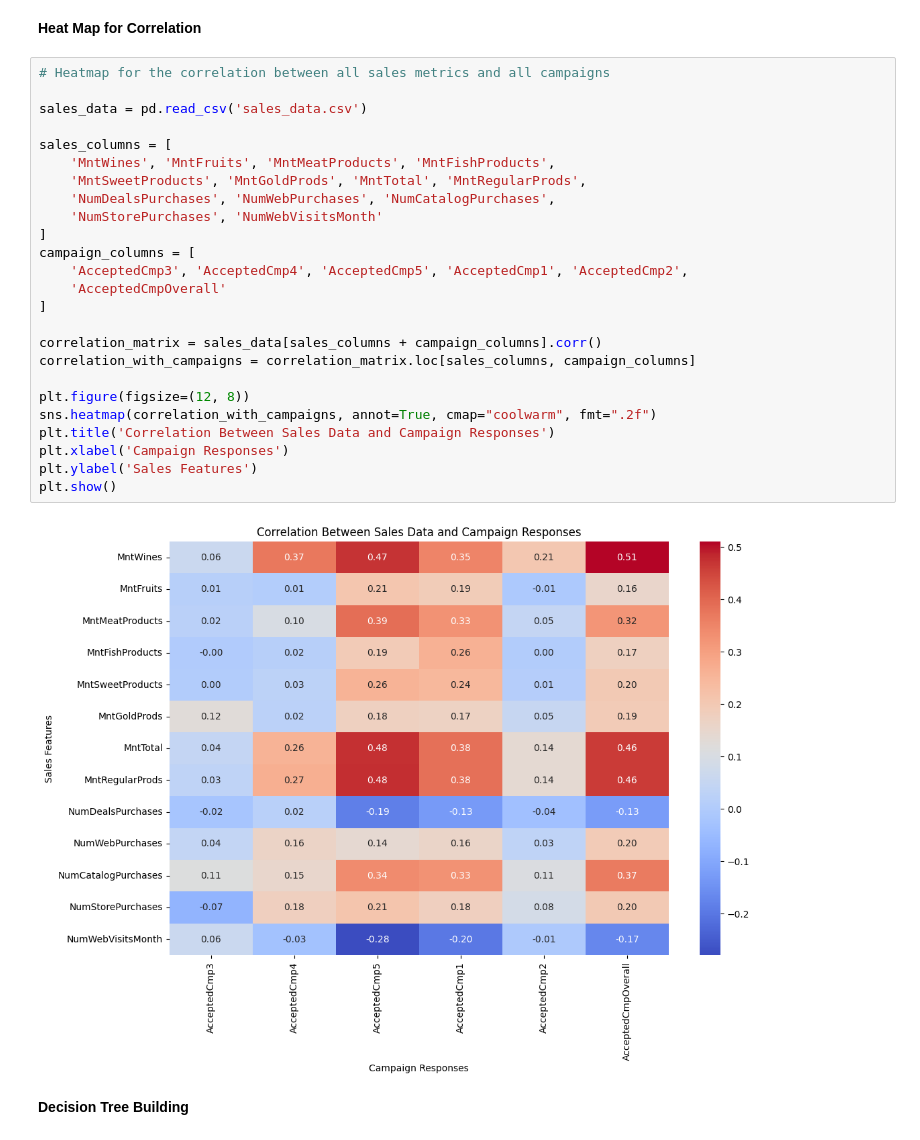
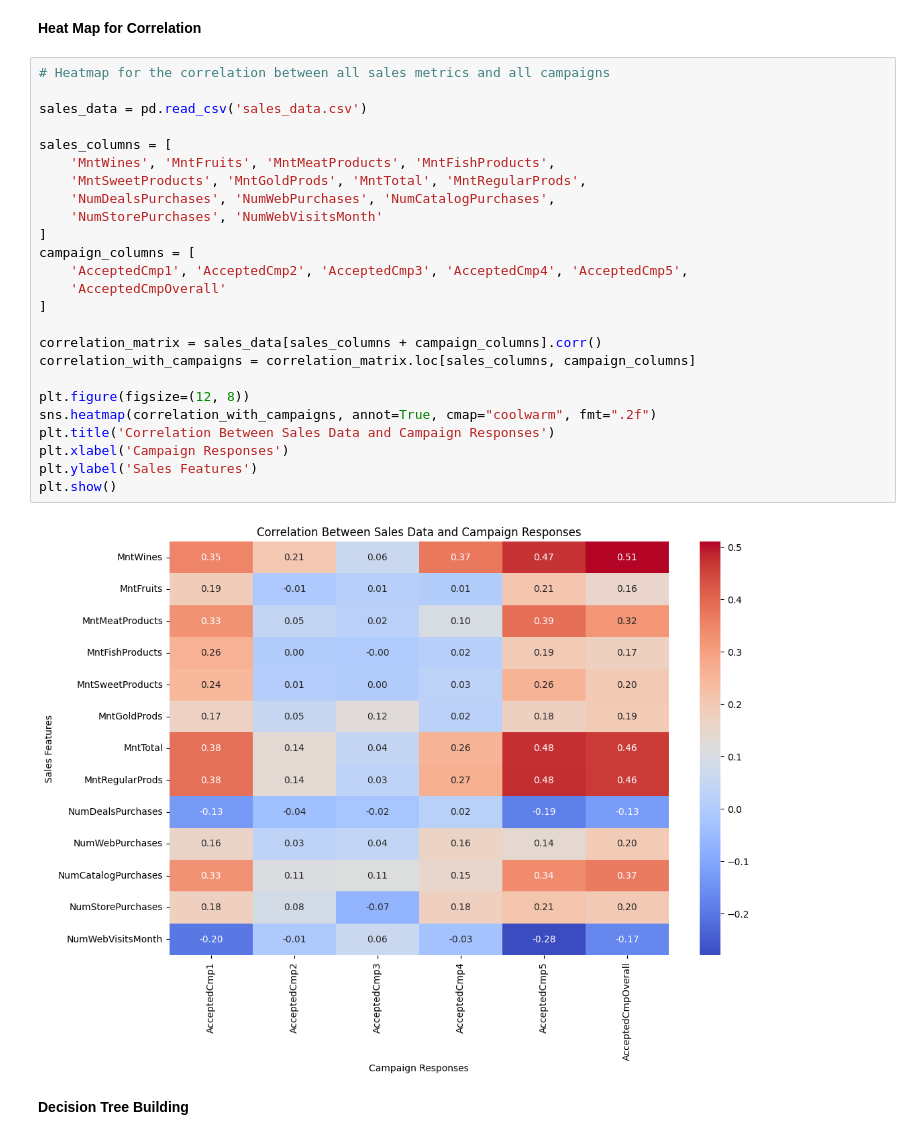
Before and after one commit to kevintao0417/F24_DATA110, a Jupyter notebook: Project/F1/sales_data.ipynb, the cells around one changed output. Cells and saved outputs as stored; diff of their text form.

```diff
--- a/Project/F1/sales_data.ipynb
+++ b/Project/F1/sales_data.ipynb
@@ -50,30 +50,30 @@ sales_data
 # %%
 # Heatmap for the correlation between all sales metrics and all campaigns
 
 sales_data = pd.read_csv('sales_data.csv')
 
 sales_columns = [
     'MntWines', 'MntFruits', 'MntMeatProducts', 'MntFishProducts',
     'MntSweetProducts', 'MntGoldProds', 'MntTotal', 'MntRegularProds',
     'NumDealsPurchases', 'NumWebPurchases', 'NumCatalogPurchases',
     'NumStorePurchases', 'NumWebVisitsMonth'
 ]
 campaign_columns = [
-    'AcceptedCmp3', 'AcceptedCmp4', 'AcceptedCmp5', 'AcceptedCmp1', 'AcceptedCmp2',
+    'AcceptedCmp1', 'AcceptedCmp2', 'AcceptedCmp3', 'AcceptedCmp4', 'AcceptedCmp5',
     'AcceptedCmpOverall'
 ]
 
 correlation_matrix = sales_data[sales_columns + campaign_columns].corr()
 correlation_with_campaigns = correlation_matrix.loc[sales_columns, campaign_columns]
 
 plt.figure(figsize=(12, 8))
 sns.heatmap(correlation_with_campaigns, annot=True, cmap="coolwarm", fmt=".2f")
 plt.title('Correlation Between Sales Data and Campaign Responses')
 plt.xlabel('Campaign Responses')
 plt.ylabel('Sales Features')
 plt.show()
 # %% [output]
-[figure, old version]
+[figure, new version]
 # %% [markdown]
 **Decision Tree Building**
 # %%
```
Also changed, not shown: parts of 11 cells of this notebook, 4 other files.
